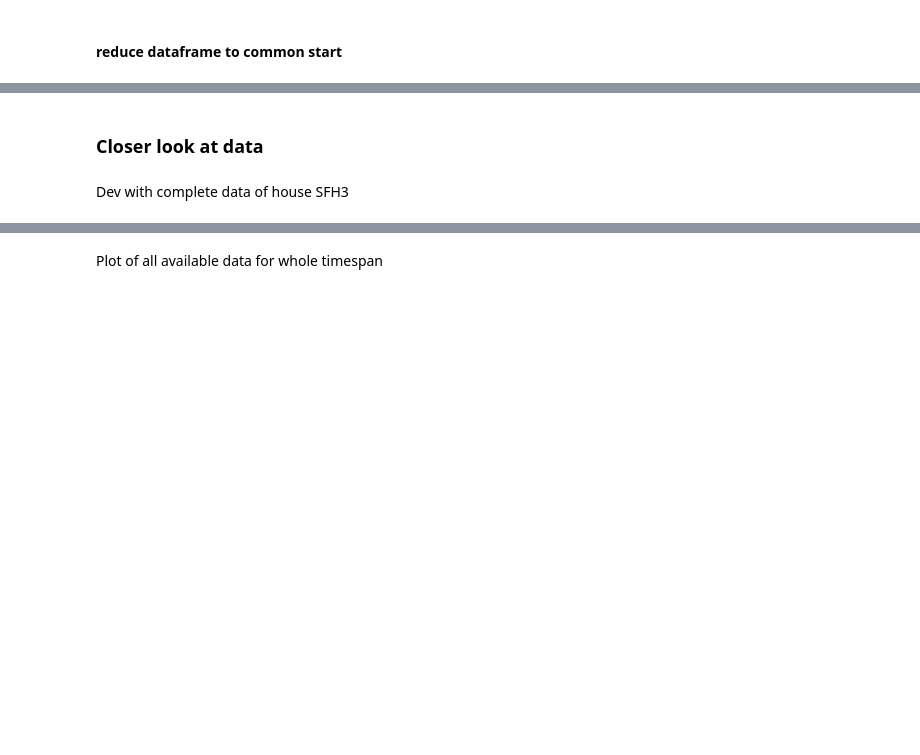
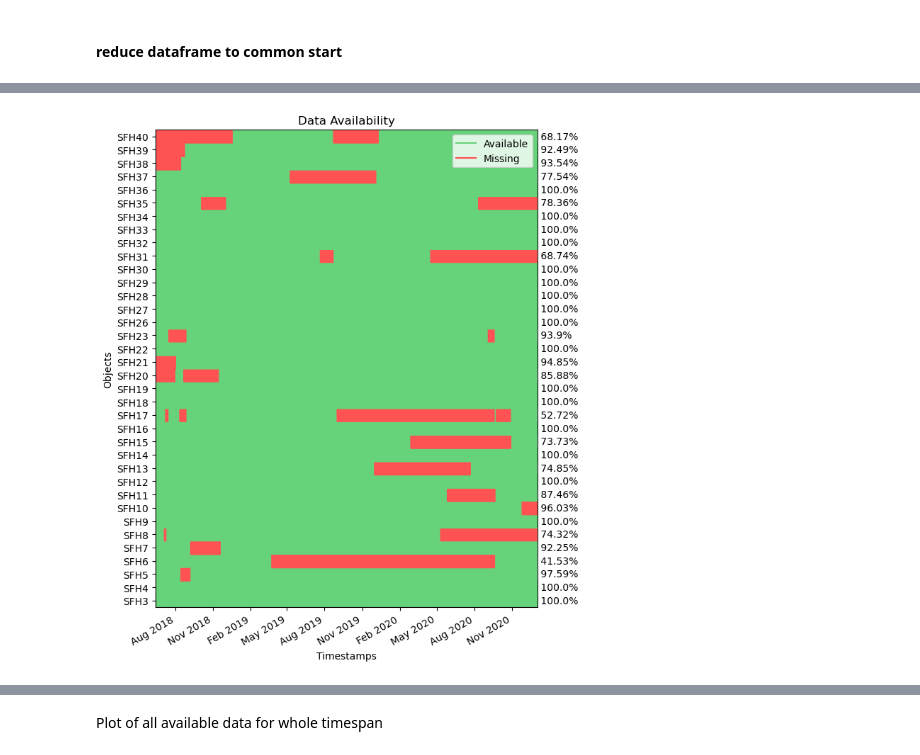
Before and after one commit to jowie1508/Bachelorarbeit, a Jupyter notebook: ReadHDF5/load_data_analysis.ipynb, the cells around one changed output, grey strips where cells are left out. Saved outputs shown, nothing was run; the diff lists cells and outputs as text; code cells hidden in the pictures; blank space fills up the shorter version.

```diff
--- a/ReadHDF5/load_data_analysis.ipynb
+++ b/ReadHDF5/load_data_analysis.ipynb
@@ -249,4 +231,0 @@ plot_data_availability(df_final)
-# %% [markdown]
-### Closer look at data
-# %% [markdown]
-Dev with complete data of house SFH3
@@ -257,0 +232,4 @@ df_3.index = pd.to_datetime(df_3.index, unit='s')
+# %%
+df_reduced = df_result[df_result.index >= 1528965000] # index from start of data availability of SFH37
+plot_data_availability(df_reduced)
+# %% [output]
@@ -257,0 +237 @@ df_3.index = pd.to_datetime(df_3.index, unit='s')
+[figure, added]
```
Also changed, not shown: parts of 63 cells of this notebook.
